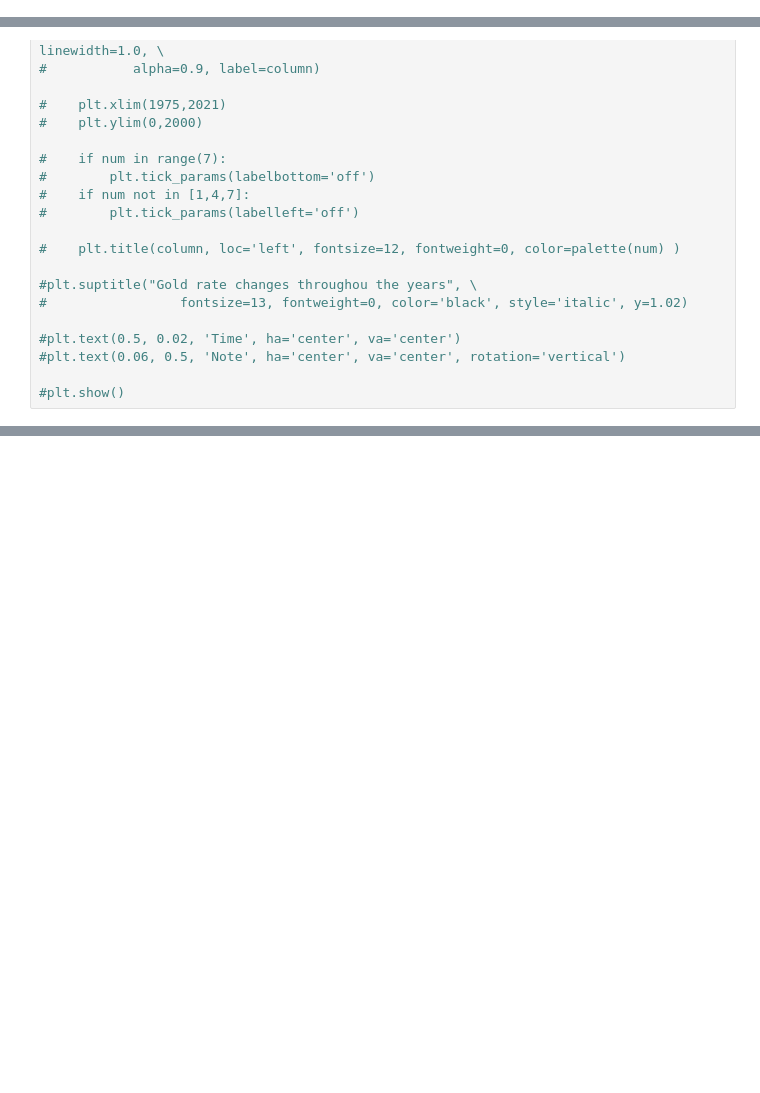
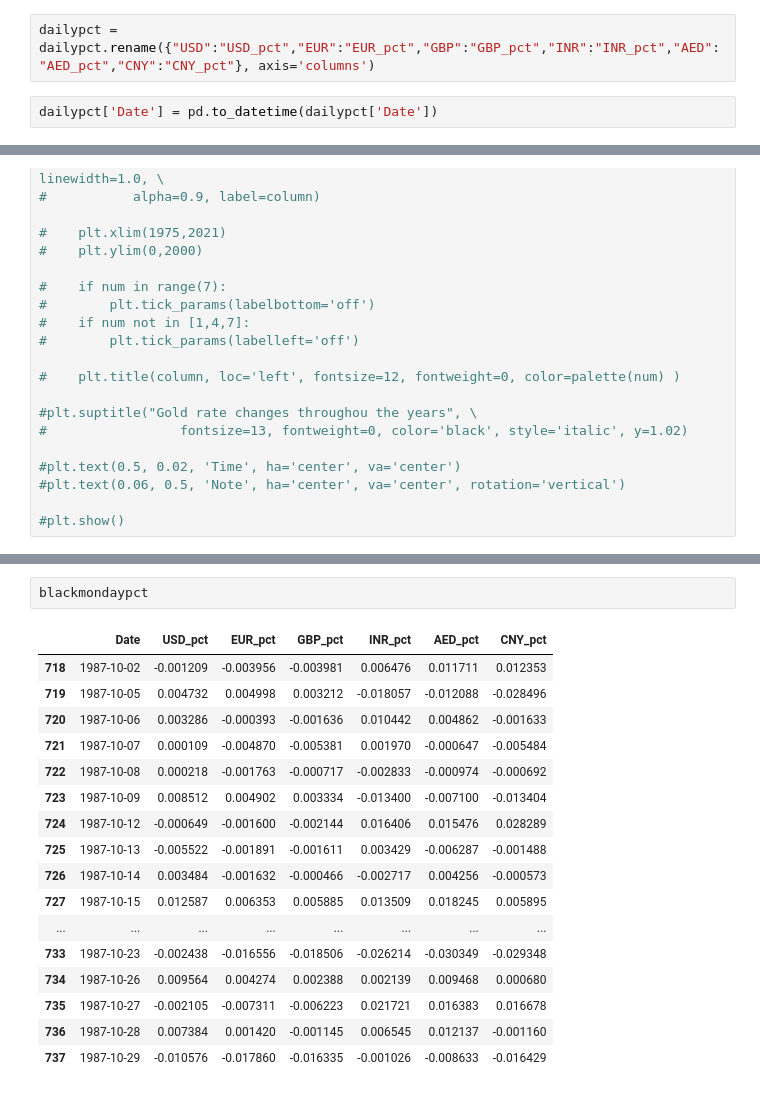
Before and after one commit to jkhy0508/Python_Gold_Rates, a Jupyter notebook: Gold rates.ipynb, the cells around one changed output, grey strips where cells are left out. Cells and saved outputs as stored; diff of their text form; blank space fills up the shorter version.

```diff
--- a/Gold rates.ipynb
+++ b/Gold rates.ipynb
@@ -123,3 +140,7 @@ dailypct.head()
 | 1985-01-07 | -0.016164 | -0.011583 | -0.005370 | -0.004897 | -0.023815 | inf |
 # %%
 dailypct = dailypct.reset_index()
+# %%
+dailypct = dailypct.rename({"USD":"USD_pct","EUR":"EUR_pct","GBP":"GBP_pct","INR":"INR_pct","AED":"AED_pct","CNY":"CNY_pct"}, axis='columns')
+# %%
+dailypct['Date'] = pd.to_datetime(dailypct['Date'])
@@ -256,0 +266,20 @@ fig.show()
+# %%
+blackmondaypct
+# %% [output]
+|  | Date | USD_pct | EUR_pct | GBP_pct | INR_pct | AED_pct | CNY_pct |
+| 718 | 1987-10-02 | -0.001209 | -0.003956 | -0.003981 | 0.006476 | 0.011711 | 0.012353 |
+| 719 | 1987-10-05 | 0.004732 | 0.004998 | 0.003212 | -0.018057 | -0.012088 | -0.028496 |
+| 720 | 1987-10-06 | 0.003286 | -0.000393 | -0.001636 | 0.010442 | 0.004862 | -0.001633 |
+| 721 | 1987-10-07 | 0.000109 | -0.004870 | -0.005381 | 0.001970 | -0.000647 | -0.005484 |
+| 722 | 1987-10-08 | 0.000218 | -0.001763 | -0.000717 | -0.002833 | -0.000974 | -0.000692 |
+| 723 | 1987-10-09 | 0.008512 | 0.004902 | 0.003334 | -0.013400 | -0.007100 | -0.013404 |
+| 724 | 1987-10-12 | -0.000649 | -0.001600 | -0.002144 | 0.016406 | 0.015476 | 0.028289 |
+| 725 | 1987-10-13 | -0.005522 | -0.001891 | -0.001611 | 0.003429 | -0.006287 | -0.001488 |
+| 726 | 1987-10-14 | 0.003484 | -0.001632 | -0.000466 | -0.002717 | 0.004256 | -0.000573 |
+| 727 | 1987-10-15 | 0.012587 | 0.006353 | 0.005885 | 0.013509 | 0.018245 | 0.005895 |
+| ... | ... | ... | ... | ... | ... | ... | ... |
+| 733 | 1987-10-23 | -0.002438 | -0.016556 | -0.018506 | -0.026214 | -0.030349 | -0.029348 |
+| 734 | 1987-10-26 | 0.009564 | 0.004274 | 0.002388 | 0.002139 | 0.009468 | 0.000680 |
+| 735 | 1987-10-27 | -0.002105 | -0.007311 | -0.006223 | 0.021721 | 0.016383 | 0.016678 |
+| 736 | 1987-10-28 | 0.007384 | 0.001420 | -0.001145 | 0.006545 | 0.012137 | -0.001160 |
+| 737 | 1987-10-29 | -0.010576 | -0.017860 | -0.016335 | -0.001026 | -0.008633 | -0.016429 |
```
Also changed, not shown: parts of 71 cells of this notebook.
